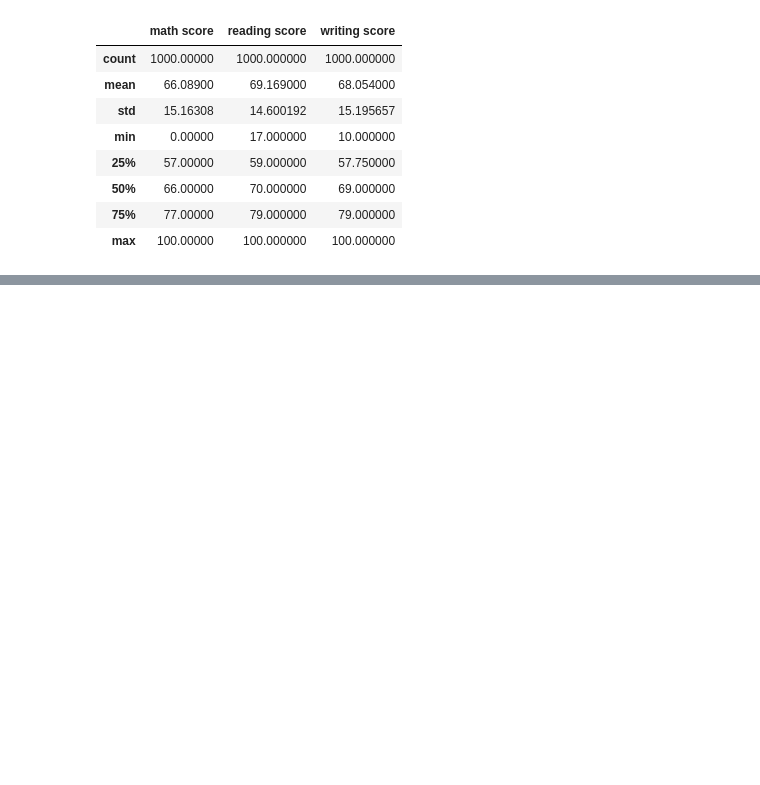
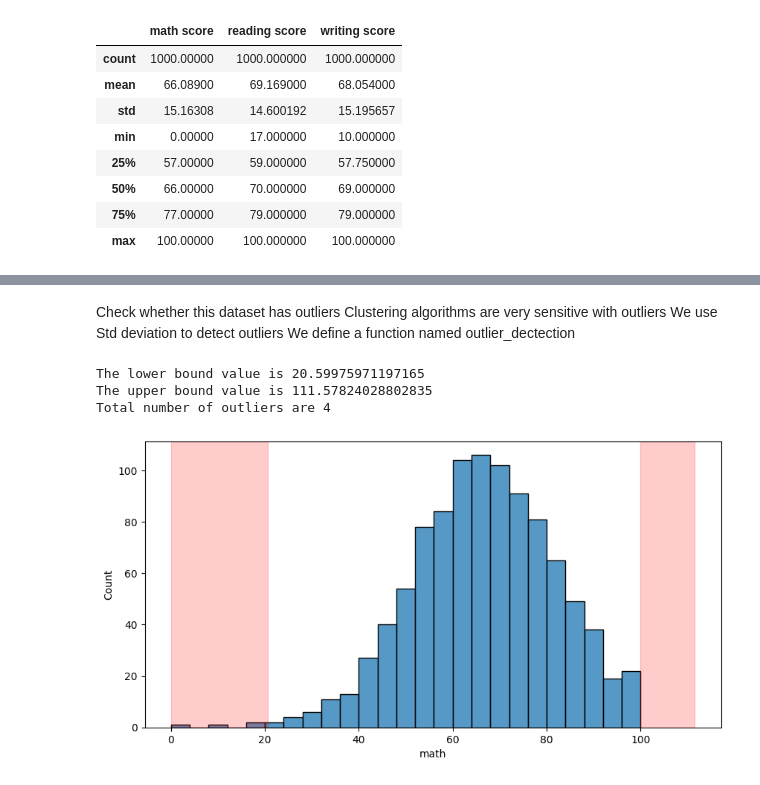
Before and after one commit to TrungHQ-02/student-result-analysis-clustering, a Jupyter notebook: student-analysis.ipynb, the cells around one changed output, grey strips where cells are left out. Cells and saved outputs as stored; diff of their text form; code cells hidden in the pictures; blank space fills up the shorter version.

Commit message:
pre-processing and removing outliers

```diff
--- a/student-analysis.ipynb
+++ b/student-analysis.ipynb
@@ -67,0 +107,11 @@ df.describe()
+# %%
+# Rename cols
+df.rename(columns={"race/ethnicity": "race",
+                  "parental level of education": "parent_education",
+                  "math score": "math",
+                  "reading score": "reading",
+                  "writing score": "writing",
+                  "test preparation course": "test_preparation"}
+                  , inplace=True)
+# Show dataframe after renaming
+df.head(10)
@@ -67,0 +130,32 @@ df.describe()
+# %% [markdown]
+Check whether this dataset has outliers
+Clustering algorithms are very sensitive with outliers
+We use Std deviation to detect outliers
+We define a function named outlier_dectection
+# %%
+# Define an outlier check function
+def outlier_dectection (df, column):
+   data_mean, data_std = df[column].mean(), df[column].std()
+   cut_off = data_std * 3
+   lower, upper = data_mean - cut_off, data_mean + cut_off
+   print('The lower bound value is', lower)
+   print('The upper bound value is', upper)
+   df1 = df[df[column] > upper]
+   df2 = df[df[column] < lower]
+   print('Total number of outliers are', df1.shape[0]+ df2.shape[0])
+   plt.figure(figsize = (10,5))
+   sns.histplot(df[column], kde=False)
+   plt.axvspan(xmin = lower,xmax= df[column].min(),alpha=0.2, color='red')
+   plt.axvspan(xmin = upper,xmax= df[column].max(),alpha=0.2, color='red')
+   return lower, upper
+# %%
+# Check outliers in math col
+lower, upper = outlier_dectection(df, 'math')
+
+# Remove outliers
+df = df[(df['math'] < upper) & (df['math'] > lower)]
+# %% [output]
+The lower bound value is 20.59975971197165
+The upper bound value is 111.57824028802835
+Total number of outliers are 4
+[figure, added]
```
Also changed, not shown: parts of 9 cells of this notebook.
